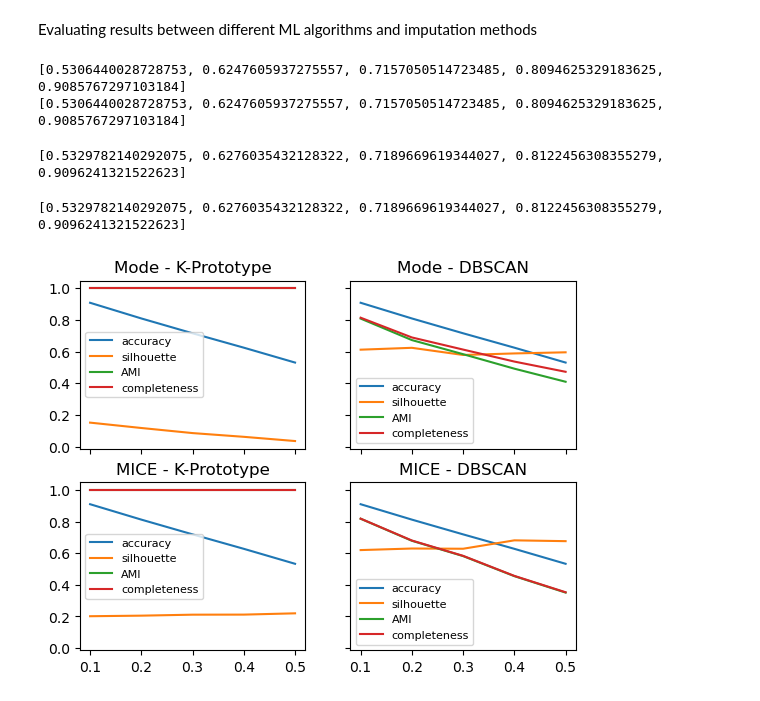
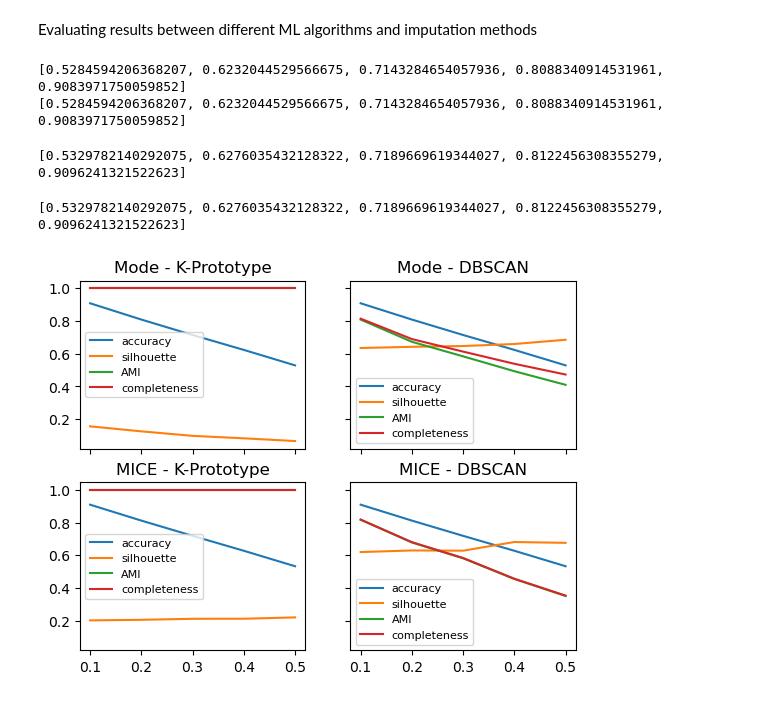
Before and after one commit to TommasoCapacci/DQ_Project_Clustering_2022, a Jupyter notebook: code/tommy_final.ipynb, the cells around one changed output. Saved outputs shown, nothing was run; the diff lists cells and outputs as text; code cells hidden in the pictures.

```diff
--- a/code/tommy_final.ipynb
+++ b/code/tommy_final.ipynb
@@ -333,7 +333,10 @@ Single imputation with mode
 # %%
 df_test = pd.DataFrame(columns = [name for name in missing_columns])
 for col in missing_columns:
-    df_test[col] = df_list[test_ind][col].fillna(df_list[test_ind][col].mode()[0])
+    if col in list(df_list[test_ind].select_dtypes('object').columns):
+        df_test[col] = df_list[test_ind][col].fillna(df_list[test_ind][col].mode()[0])
+    else:
+        df_test[col] = df_list[test_ind][col].fillna(df_list[test_ind][col].median())
 
 # Accuracy assessment
 print(f'Accuracy: {compute_accuracy(df, df_test):.3f}')
@@ -526,34 +523,37 @@ for i in range(2):
             if i == 0:
                 df_test = pd.DataFrame(columns = [name for name in missing_columns])
                 for col in missing_columns:
-                    df_test[col] = df_list[test_ind][col].fillna(df_list[test_ind][col].mode()[0])
+                    if col in list(df_list[test_ind].select_dtypes('object').columns):
+                        df_test[col] = df_list[test_ind][col].fillna(df_list[test_ind][col].mode()[0])
+                    else:
+                        df_test[col] = df_list[test_ind][col].fillna(df_list[test_ind][col].median())
             else:
                 df_test = MICE(test_ind)
 
             if j == 0:
                 kprototype_test = KPrototypes(n_jobs = -1, n_clusters = 3, init = 'Huang', random_state = 0)
                 kprototype_test.fit_predict(dfMatrix, categorical = catColumnsPos)
                 sil, ami, completeness = compute_clusters_comparison_scores(pd.get_dummies(df_test), kprototype.labels_, kprototype_test.labels_)
             else:
                 X = gower.gower_matrix(df_test)
                 db_test = DBSCAN(eps = 0.1, min_samples = 5, metric = "precomputed").fit(X)
                 sil, ami, completeness = compute_clusters_comparison_scores(pd.get_dummies(df_test), db.labels_, db_test.labels_)
             accuracy.append(compute_accuracy(df, df_test))
             silhouette.append(sil)
             AMI.append(ami)
             Completeness.append(completeness)
 
         print(accuracy)
 
         ax.set_title(title)
         ax.plot(perc, accuracy, label='accuracy')
         ax.plot(perc, silhouette, label='silhouette')
         ax.plot(perc, AMI, label='AMI')
         ax.plot(perc, Completeness, label='completeness')
         ax.legend(fontsize=8)
 # %% [output]
-[0.5306440028728753, 0.6247605937275557, 0.7157050514723485, 0.8094625329183625, 0.9085767297103184]
-[0.5306440028728753, 0.6247605937275557, 0.7157050514723485, 0.8094625329183625, 0.9085767297103184]
+[0.5284594206368207, 0.6232044529566675, 0.7143284654057936, 0.8088340914531961, 0.9083971750059852]
+[0.5284594206368207, 0.6232044529566675, 0.7143284654057936, 0.8088340914531961, 0.9083971750059852]
 [0.5329782140292075, 0.6276035432128322, 0.7189669619344027, 0.8122456308355279, 0.9096241321522623]
 [0.5329782140292075, 0.6276035432128322, 0.7189669619344027, 0.8122456308355279, 0.9096241321522623]
-[figure, old version]
+[figure, new version]
```
Also changed, not shown: parts of 6 cells of this notebook.
